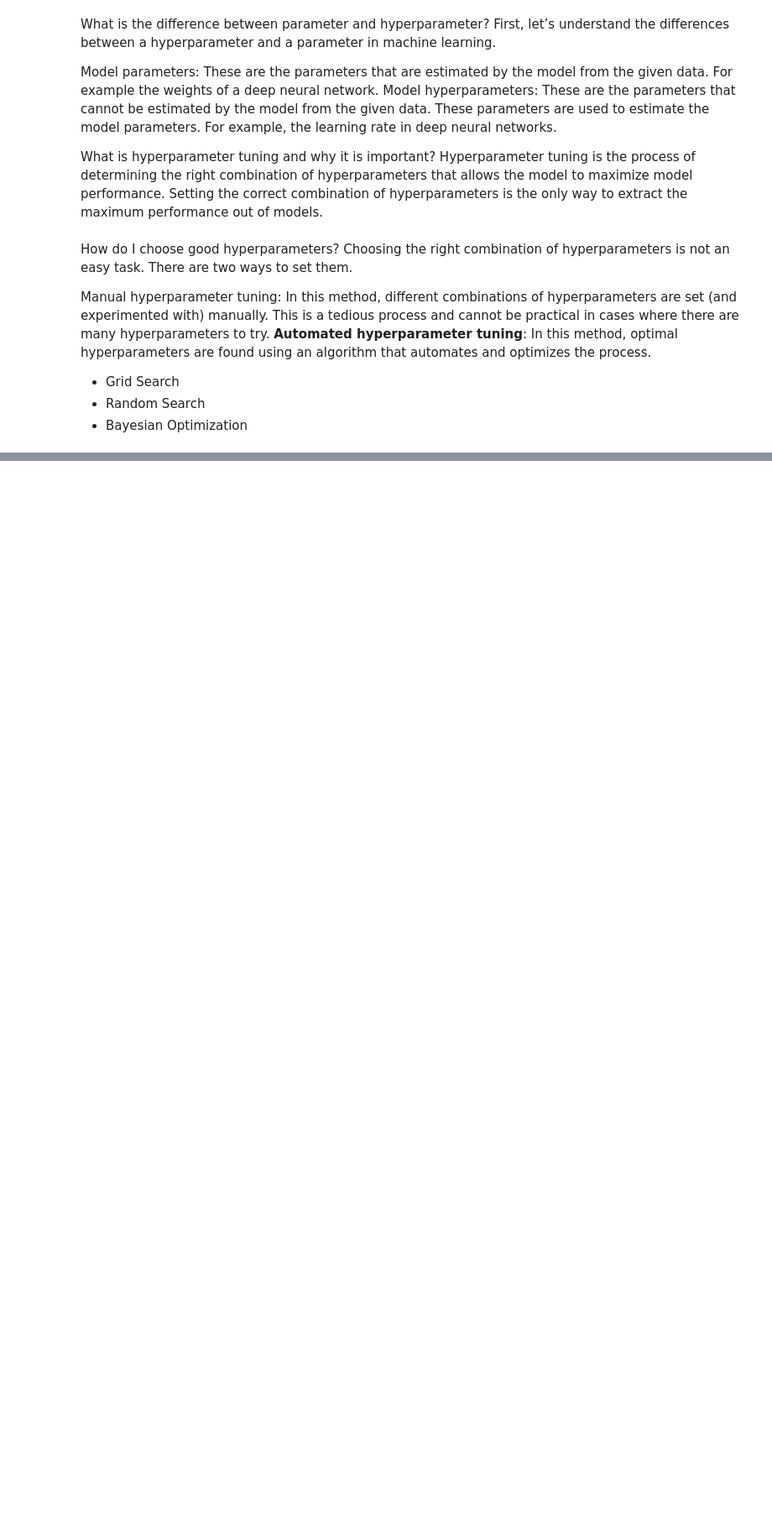
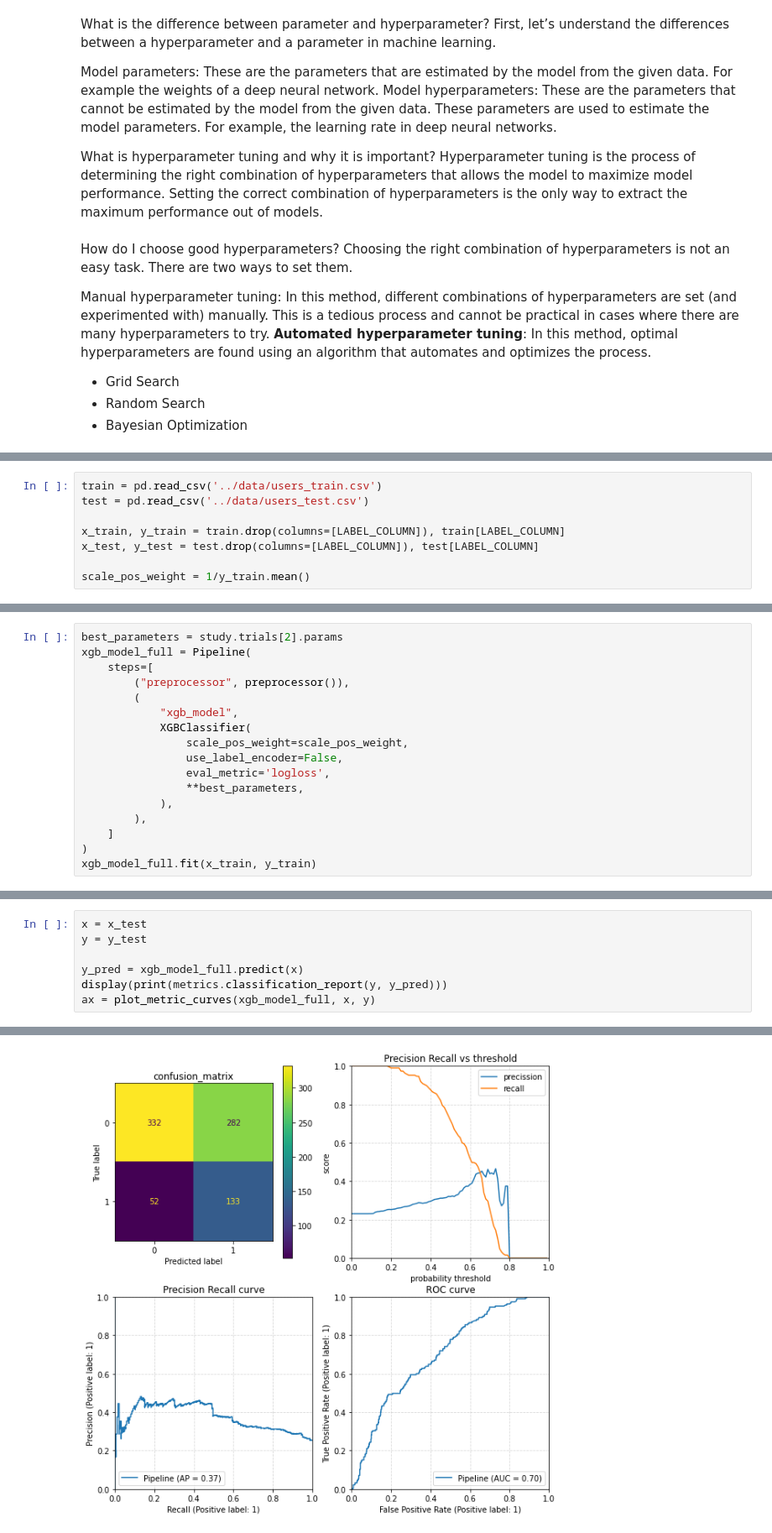
Before and after one commit to creyesp/ml-workshop-campus-party, a Jupyter notebook: notebooks/hp_xgboost.ipynb, the cells around one changed output, grey strips where cells are left out. Shown at 84% size. Cells and saved outputs as stored; diff of their text form; blank space fills up the shorter version.

```diff
--- a/notebooks/hp_xgboost.ipynb
+++ b/notebooks/hp_xgboost.ipynb
@@ -162,3 +159,11 @@ plot_optimization_history(study)
 plot_parallel_coordinate(study)
 # %% [output]
 [interactive output not drawn]
+# %%
+train = pd.read_csv('../data/users_train.csv')
+test = pd.read_csv('../data/users_test.csv')
+
+x_train, y_train = train.drop(columns=[LABEL_COLUMN]), train[LABEL_COLUMN]
+x_test, y_test = test.drop(columns=[LABEL_COLUMN]), test[LABEL_COLUMN]
+
+scale_pos_weight = 1/y_train.mean()
@@ -164,0 +186,17 @@ plot_parallel_coordinate(study)
+# %%
+best_parameters = study.trials[2].params
+xgb_model_full = Pipeline(
+    steps=[
+        ("preprocessor", preprocessor()),
+        (
+            "xgb_model",
+            XGBClassifier(
+                scale_pos_weight=scale_pos_weight,
+                use_label_encoder=False,
+                eval_metric='logloss',
+                **best_parameters,
+            ),
+        ),
+    ]
+)
+xgb_model_full.fit(x_train, y_train)
@@ -164,0 +221,8 @@ plot_parallel_coordinate(study)
+# %%
+x = x_test
+y = y_test
+
+y_pred = xgb_model_full.predict(x)
+display(print(metrics.classification_report(y, y_pred)))
+ax = plot_metric_curves(xgb_model_full, x, y)
+# %% [output]
@@ -164,0 +238 @@ plot_parallel_coordinate(study)
+[figure, added]
```
Also changed, not shown: parts of 10 cells of this notebook, 19 other files.
